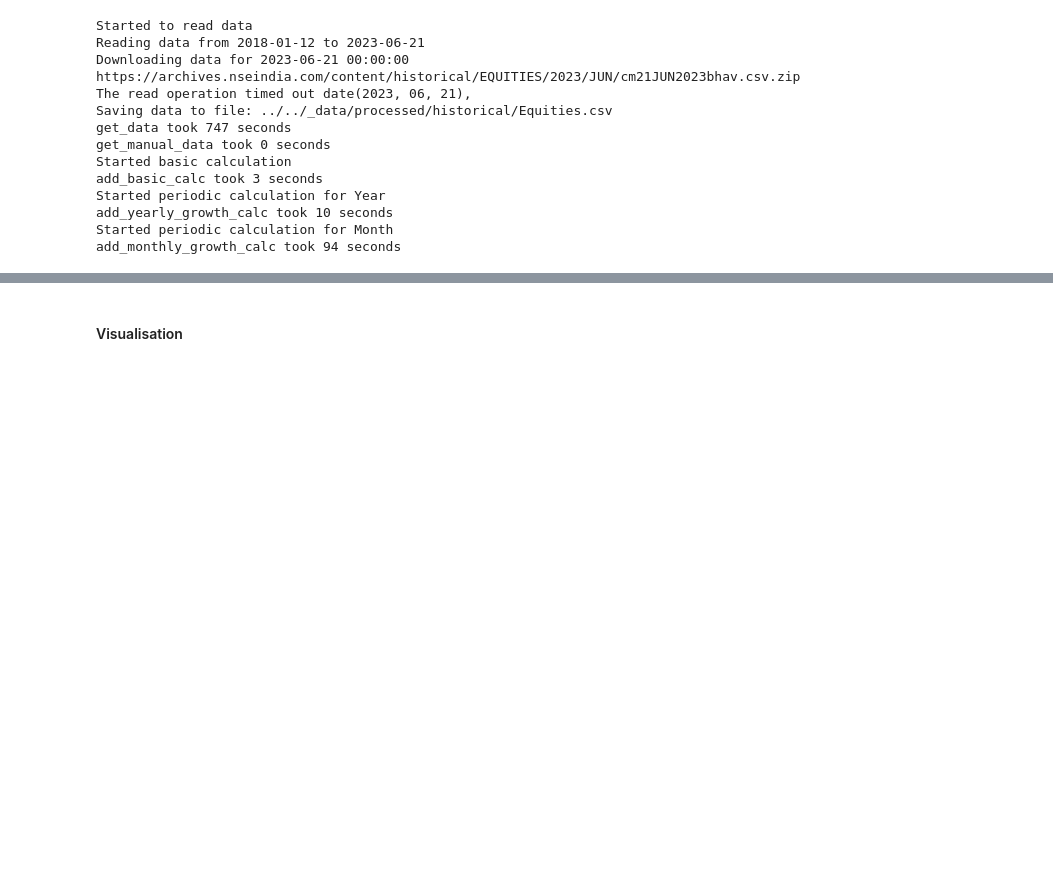
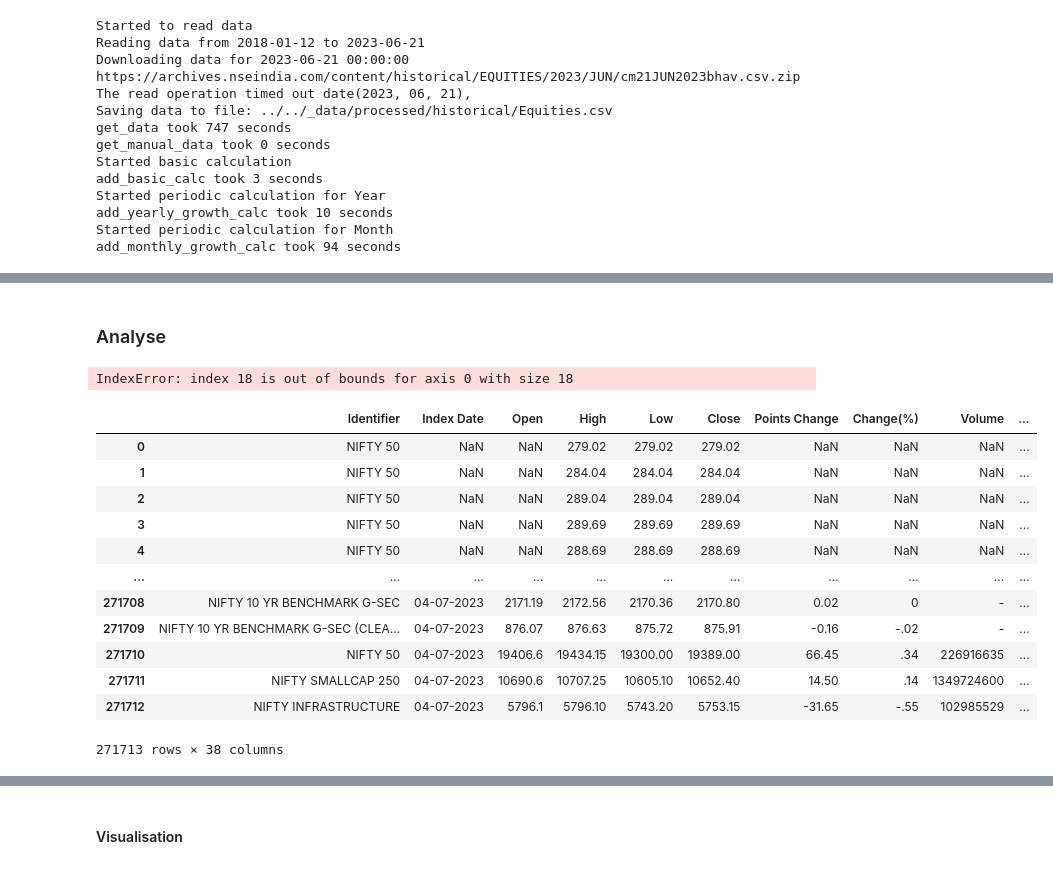
Before and after one commit to nareshrohra/markets_insights, a Jupyter notebook: src/test.ipynb, the cells around one changed output, grey strips where cells are left out. Saved outputs shown, nothing was run; the diff lists cells and outputs as text; code cells hidden in the pictures; blank space fills up the shorter version.

```diff
--- a/src/test.ipynb
+++ b/src/test.ipynb
@@ -84,7 +82,7 @@ manualDataProcessor = ManualDataProcessor()
 # %%
 from_date = datetime.date(1990, 1, 1)
 #to_date = datetime.date(2023, 5, 29)
-to_date = datetime.date.today()
+to_date = datetime.date.today() - datetime.timedelta(days=1)
 result_indices = historicalDataProcessor.process(nseIndicesReader, {'from_date': from_date, 'to_date': to_date})
 # %% [output]
 Started to read data
@@ -143,0 +124,2 @@ result_indices['monthly_grouped'].last()
+# %% [markdown]
+### Analyse
@@ -143,0 +128,26 @@ result_indices['monthly_grouped'].last()
+# %%
+identifier_grouped = result['identifier_grouped']
+daily_data = result['processed_data']
+# %%
+identifier_grouped.apply( lambda x :
+    x.all['High'][x.all['Date'] <= (x['Date'] + datetime.timedelta(days=60))].max()
+    #print (x['Date'].max())
+)
+# %% [output]
+IndexError: index 18 is out of bounds for axis 0 with size 18
+# %%
+daily_data.tail(5)
+# %% [output]
+|  | Identifier | Index Date | Open | High | Low | Close | Points Change | Change(%) | Volume | ... |
+| 0 | NIFTY 50 | NaN | NaN | 279.02 | 279.02 | 279.02 | NaN | NaN | NaN | ... |
+| 1 | NIFTY 50 | NaN | NaN | 284.04 | 284.04 | 284.04 | NaN | NaN | NaN | ... |
+| 2 | NIFTY 50 | NaN | NaN | 289.04 | 289.04 | 289.04 | NaN | NaN | NaN | ... |
+| 3 | NIFTY 50 | NaN | NaN | 289.69 | 289.69 | 289.69 | NaN | NaN | NaN | ... |
+| 4 | NIFTY 50 | NaN | NaN | 288.69 | 288.69 | 288.69 | NaN | NaN | NaN | ... |
+| ... | ... | ... | ... | ... | ... | ... | ... | ... | ... | ... |
+| 271708 | NIFTY 10 YR BENCHMARK G-SEC | 04-07-2023 | 2171.19 | 2172.56 | 2170.36 | 2170.80 | 0.02 | 0 | - | ... |
+| 271709 | NIFTY 10 YR BENCHMARK G-SEC (CLEA... | 04-07-2023 | 876.07 | 876.63 | 875.72 | 875.91 | -0.16 | -.02 | - | ... |
+| 271710 | NIFTY 50 | 04-07-2023 | 19406.6 | 19434.15 | 19300.00 | 19389.00 | 66.45 | .34 | 226916635 | ... |
+| 271711 | NIFTY SMALLCAP 250 | 04-07-2023 | 10690.6 | 10707.25 | 10605.10 | 10652.40 | 14.50 | .14 | 1349724600 | ... |
+| 271712 | NIFTY INFRASTRUCTURE | 04-07-2023 | 5796.1 | 5796.10 | 5743.20 | 5753.15 | -31.65 | -.55 | 102985529 | ... |
+271713 rows × 38 columns
```
Also changed, not shown: parts of 10 cells of this notebook, 11 other files.
